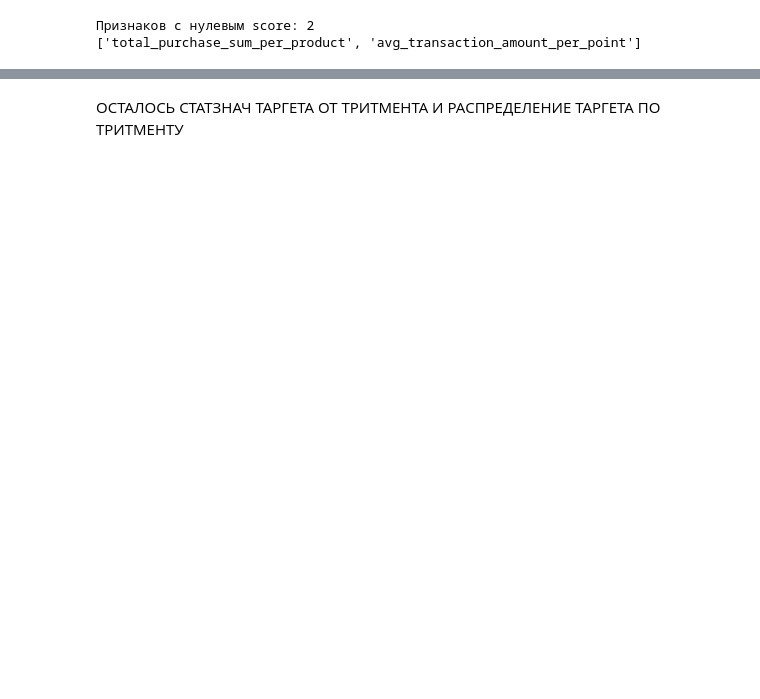
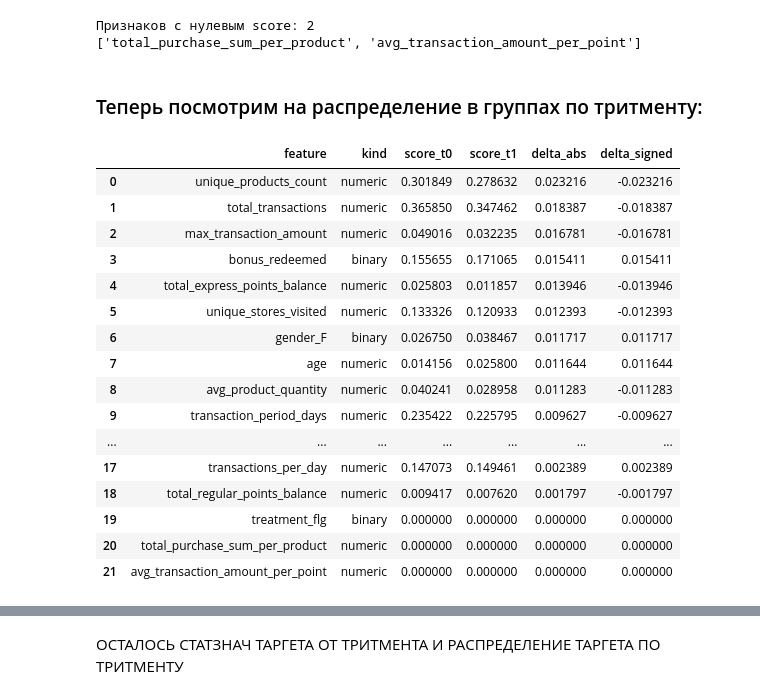
Before and after one commit to VShilovich/uplift-modeling-hse, a Jupyter notebook: EDA/eda.ipynb, the cells around one changed output, grey strips where cells are left out. Cells and saved outputs as stored; diff of their text form; code cells hidden in the pictures; blank space fills up the shorter version.

```diff
--- a/EDA/eda.ipynb
+++ b/EDA/eda.ipynb
@@ -683,3 +740,44 @@ final_df_for_analysis_new = final_df_for_analysis_new.drop(columns='most_frequen
 # %% [output]
 Признаков с нулевым score: 2
 ['total_purchase_sum_per_product', 'avg_transaction_amount_per_point']
+# %% [markdown]
+### Теперь посмотрим на распределение в группах по тритменту:
+# %%
+ts_tratment = TargetScore(target_col="target", ignore_dates=True, min_cat_freq=0.005)
+
+# считаем силу связи для контрольной и экспериментальной групп
+summary_t0 = ts_tratment.summarize(final_df_for_analysis_reducted.query("treatment_flg == 0"))
+summary_t1 = ts_tratment.summarize(final_df_for_analysis_reducted.query("treatment_flg == 1"))
+
+# объединяем результаты
+compare = summary_t0[["feature", "kind", "score"]].merge(
+    summary_t1[["feature", "score"]],
+    on="feature",
+    suffixes=("_t0", "_t1")
+)
+
+# вычисляем дельту (абсолютная разница силы связи)
+compare["delta_abs"] = (compare["score_t1"] - compare["score_t0"]).abs()
+compare["delta_signed"] = compare["score_t1"] - compare["score_t0"]
+
+# сортировка по силе расхождения
+compare_sorted = compare.sort_values("delta_abs", ascending=False).reset_index(drop=True)
+compare_sorted
+# %% [output]
+|  | feature | kind | score_t0 | score_t1 | delta_abs | delta_signed |
+| 0 | unique_products_count | numeric | 0.301849 | 0.278632 | 0.023216 | -0.023216 |
+| 1 | total_transactions | numeric | 0.365850 | 0.347462 | 0.018387 | -0.018387 |
+| 2 | max_transaction_amount | numeric | 0.049016 | 0.032235 | 0.016781 | -0.016781 |
+| 3 | bonus_redeemed | binary | 0.155655 | 0.171065 | 0.015411 | 0.015411 |
+| 4 | total_express_points_balance | numeric | 0.025803 | 0.011857 | 0.013946 | -0.013946 |
+| 5 | unique_stores_visited | numeric | 0.133326 | 0.120933 | 0.012393 | -0.012393 |
+| 6 | gender_F | binary | 0.026750 | 0.038467 | 0.011717 | 0.011717 |
+| 7 | age | numeric | 0.014156 | 0.025800 | 0.011644 | 0.011644 |
+| 8 | avg_product_quantity | numeric | 0.040241 | 0.028958 | 0.011283 | -0.011283 |
+| 9 | transaction_period_days | numeric | 0.235422 | 0.225795 | 0.009627 | -0.009627 |
+| ... | ... | ... | ... | ... | ... | ... |
+| 17 | transactions_per_day | numeric | 0.147073 | 0.149461 | 0.002389 | 0.002389 |
+| 18 | total_regular_points_balance | numeric | 0.009417 | 0.007620 | 0.001797 | -0.001797 |
+| 19 | treatment_flg | binary | 0.000000 | 0.000000 | 0.000000 | 0.000000 |
+| 20 | total_purchase_sum_per_product | numeric | 0.000000 | 0.000000 | 0.000000 | 0.000000 |
+| 21 | avg_transaction_amount_per_point | numeric | 0.000000 | 0.000000 | 0.000000 | 0.000000 |
```
Also changed, not shown: parts of 17 cells of this notebook.
